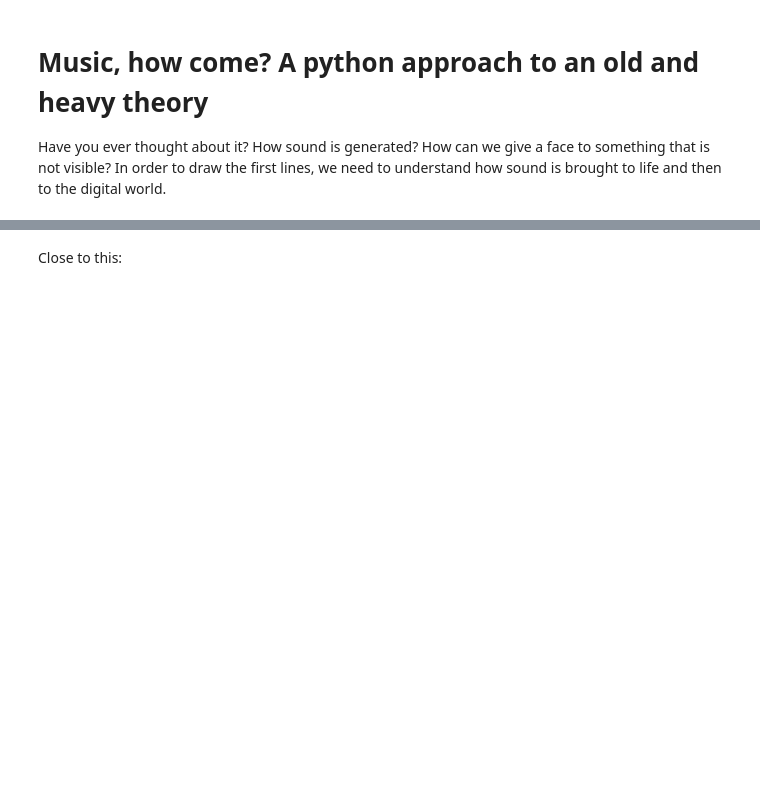
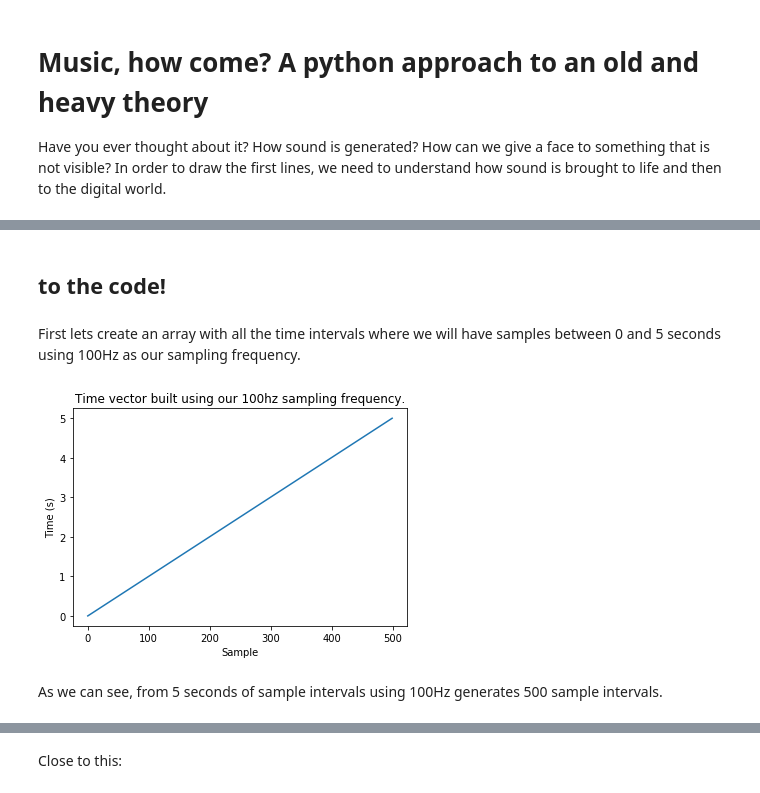
Before and after one commit to pedrogyrao/math_music, a Jupyter notebook: Text One.ipynb, the cells around one changed output, grey strips where cells are left out. Cells and saved outputs as stored; diff of their text form; code cells hidden in the pictures; blank space fills up the shorter version.

```diff
--- a/Text One.ipynb
+++ b/Text One.ipynb
@@ -42,4 +49,34 @@ was able to create a device able to vibrate with the sound carried in the wind a
 Ok, less biology, but, still, no Python.
 
 ![](https://images.idgesg.net/images/article/2018/07/python-100763894-large.jpg)
+# %% [markdown]
+## to the code!
+# %%
+import os
+import json
+import math
+import numpy as np
+import pandas as pd
+import matplotlib.pyplot as plt
+from matplotlib import animation, rc
+from IPython.display import HTML
+
+ffmpg_path = os.path.abspath(r'C:\Users\pedro\OneDrive\Área de Trabalho\math_s\ffmpeg-20191101-53c21c2-win64-static\bin\ffmpeg.exe')
+# os.environ['path'] += ';' + ffmpg_path
+plt.rcParams['animation.ffmpeg_path'] = ffmpg_path
+# %% [markdown]
+First lets create an array with all the time intervals where we will have samples between 0 and 5 seconds using 100Hz as our sampling frequency.
+# %%
+sampling_frequency = 100
+time = 5
+time_vector = np.linspace(0, time, int(sampling_frequency * time))
+plt.plot(time_vector)
+plt.ylabel('Time (s)')
+plt.xlabel('Sample')
+plt.title('Time vector built using our 100hz sampling frequency.')
+plt.show()
+# %% [output]
+[figure, added]
+# %% [markdown]
+As we can see, from 5 seconds of sample intervals using 100Hz generates 500 sample intervals.
 # %% [markdown]
```
Also changed, not shown: parts of 5 cells of this notebook.
